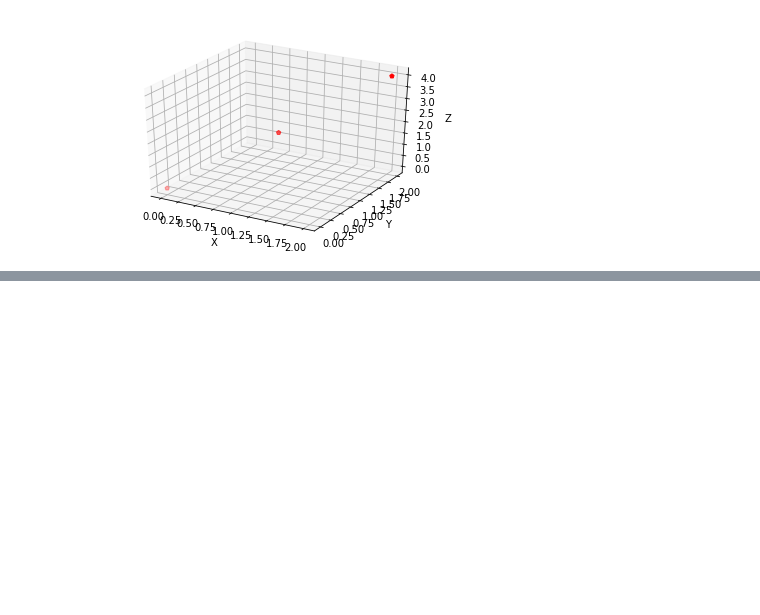
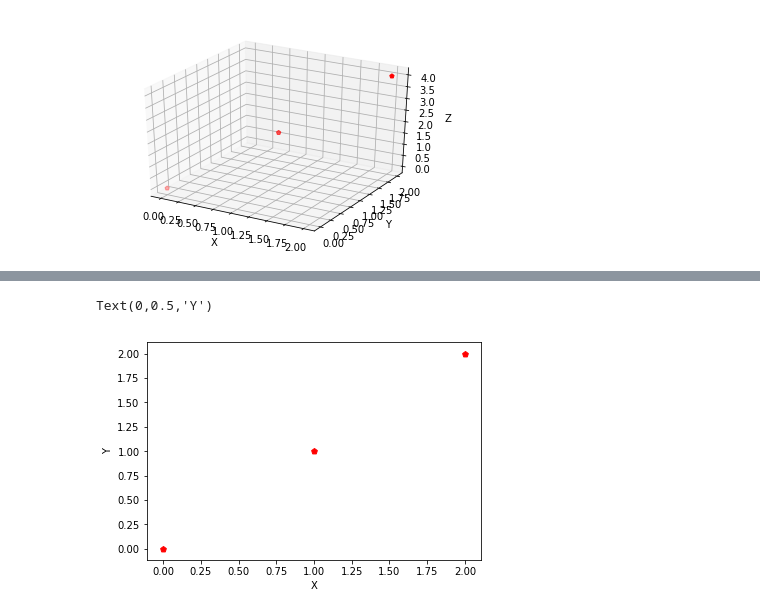
Before and after one commit to ggaarder7/yanhh0.github.io, a Jupyter notebook: np_meshgrid.ipynb, the cells around one changed output, grey strips where cells are left out. Drawn from its saved outputs; the diff is of its cells as text; code cells hidden in the pictures; blank space fills up the shorter version.

```diff
--- a/np_meshgrid.ipynb
+++ b/np_meshgrid.ipynb
@@ -177,0 +187,11 @@ Text(0.5,0,'Z')
+# %%
+fig = plt.figure()
+ax = fig.add_subplot(111)
+X = np.arange(0, 3, 1)
+Y = np.arange(0, 3, 1)
+ax.scatter(X, Y, color='r', marker='p')
+ax.set_xlabel('X')
+ax.set_ylabel('Y')
+# %% [output]
+Text(0,0.5,'Y')
+[figure, added]
```
Also changed, not shown: parts of 3 cells of this notebook.
